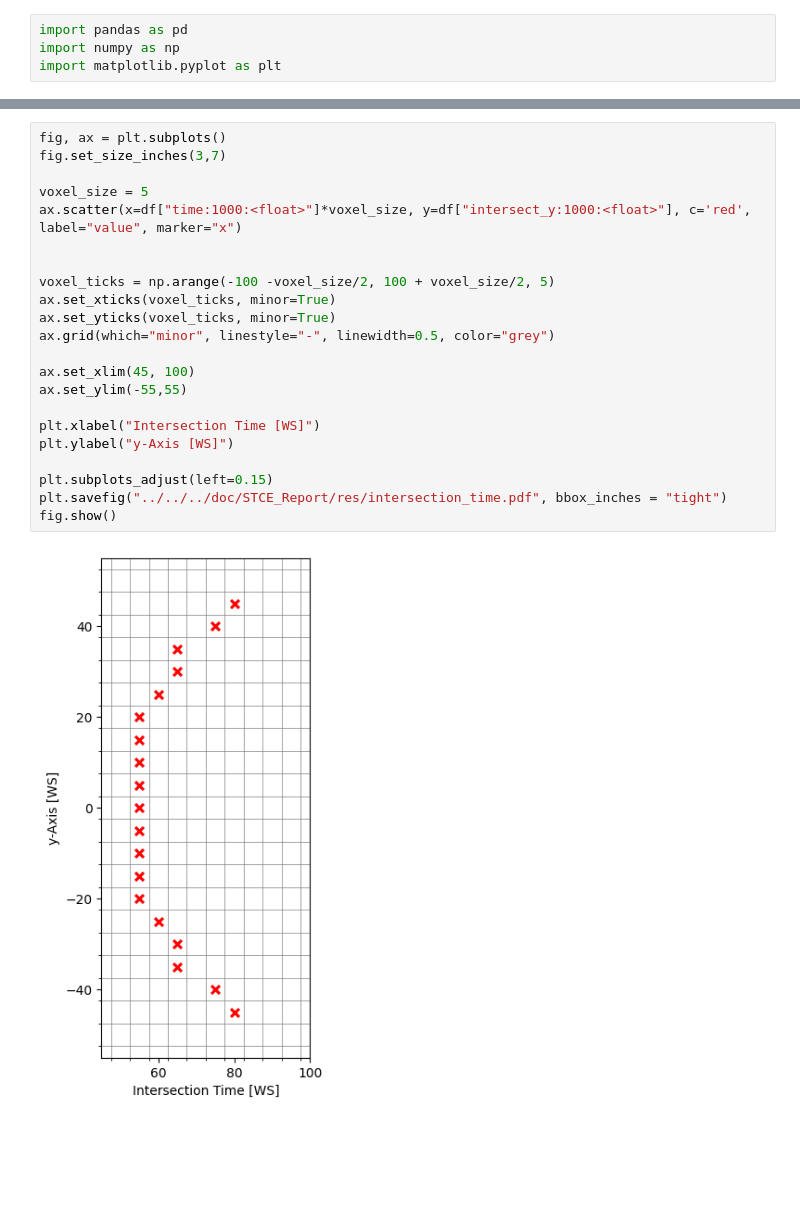
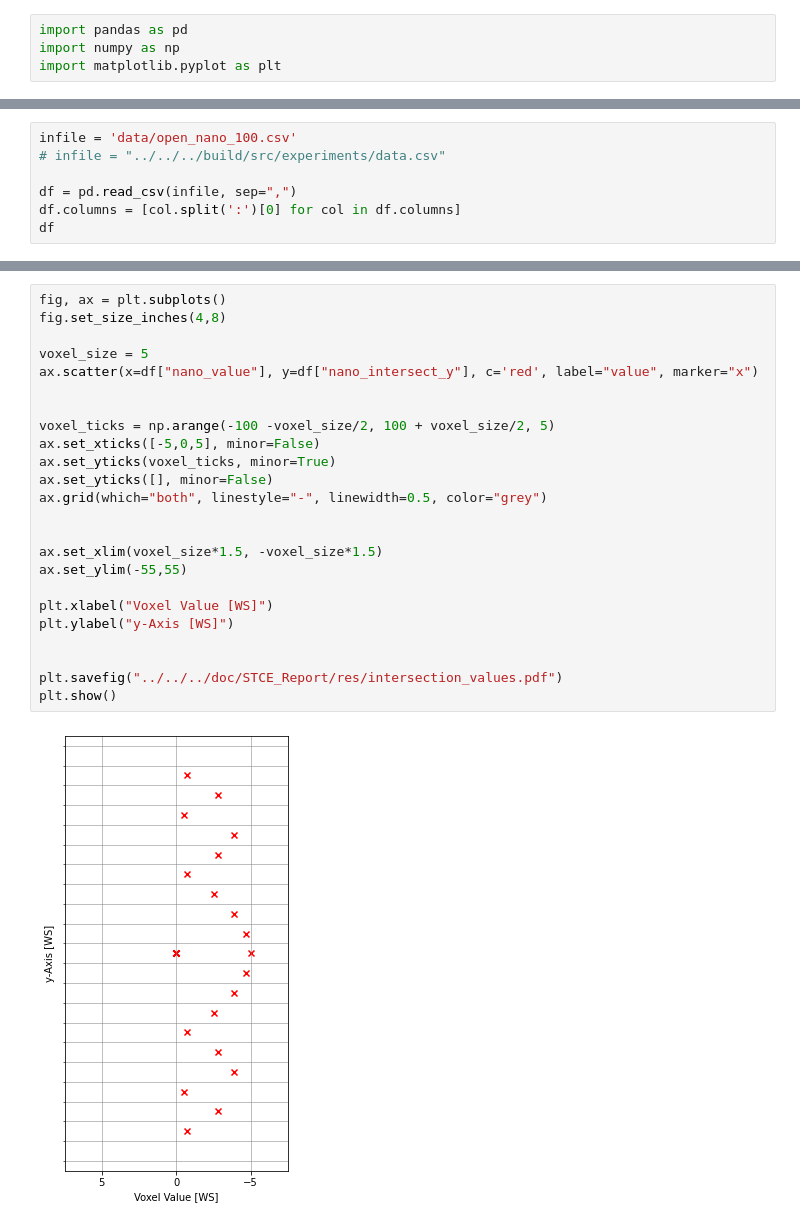
Before and after one commit to hitimr/Master-Thesis, a Jupyter notebook: src/experiments/precision/analysis.ipynb, the cells around one changed output, grey strips where cells are left out. Drawn from its saved outputs; the diff is of its cells as text; blank space fills up the shorter version.

```diff
--- a/src/experiments/precision/analysis.ipynb
+++ b/src/experiments/precision/analysis.ipynb
@@ -21,0 +5,7 @@ df
+# %%
+infile = 'data/open_nano_100.csv'
+# infile = "../../../build/src/experiments/data.csv"
+
+df = pd.read_csv(infile, sep=",")
+df.columns = [col.split(':')[0] for col in df.columns]
+df
@@ -45,24 +85,26 @@ fig.show()
 # %%
 fig, ax = plt.subplots()
-fig.set_size_inches(3,7)
+fig.set_size_inches(4,8)
 
 voxel_size = 5
-ax.scatter(x=df["time:1000:<float>"]*voxel_size, y=df["intersect_y:1000:<float>"], c='red', label="value", marker="x")
+ax.scatter(x=df["nano_value"], y=df["nano_intersect_y"], c='red', label="value", marker="x")
 
 
 voxel_ticks = np.arange(-100 -voxel_size/2, 100 + voxel_size/2, 5)
-ax.set_xticks(voxel_ticks, minor=True)
+ax.set_xticks([-5,0,5], minor=False)
 ax.set_yticks(voxel_ticks, minor=True)
-ax.grid(which="minor", linestyle="-", linewidth=0.5, color="grey")
+ax.set_yticks([], minor=False)
+ax.grid(which="both", linestyle="-", linewidth=0.5, color="grey")
 
-ax.set_xlim(45, 100)
+
+ax.set_xlim(voxel_size*1.5, -voxel_size*1.5)
 ax.set_ylim(-55,55)
 
-plt.xlabel("Intersection Time [WS]")
+plt.xlabel("Voxel Value [WS]")
 plt.ylabel("y-Axis [WS]")
 
-plt.subplots_adjust(left=0.15)
-plt.savefig("../../../doc/STCE_Report/res/intersection_time.pdf", bbox_inches = "tight")
-fig.show()
+
+plt.savefig("../../../doc/STCE_Report/res/intersection_values.pdf")
+plt.show()
 # %% [output]
-[figure, old version]
+[figure, new version]
```
Also changed, not shown: parts of 6 cells of this notebook, 4 other files.
